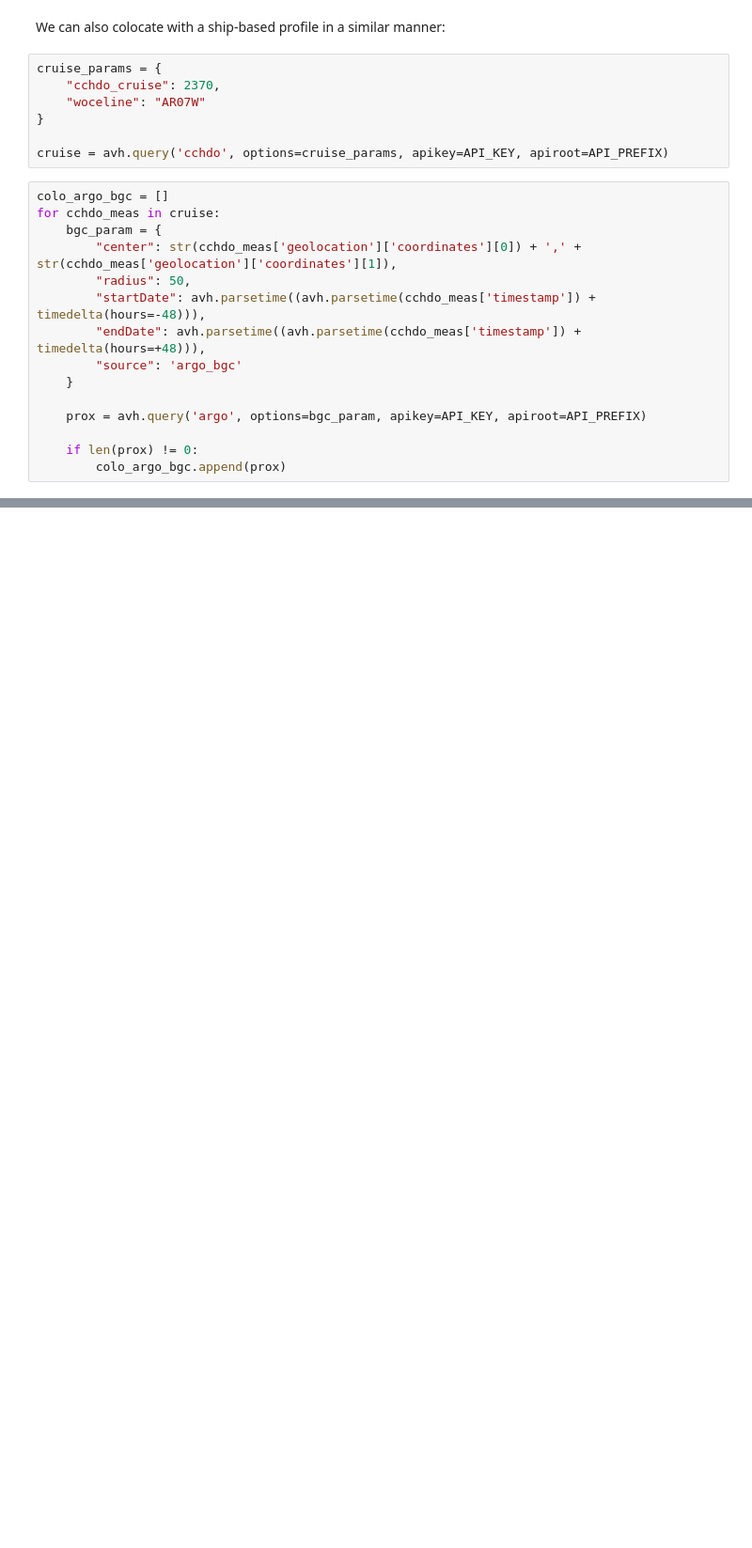
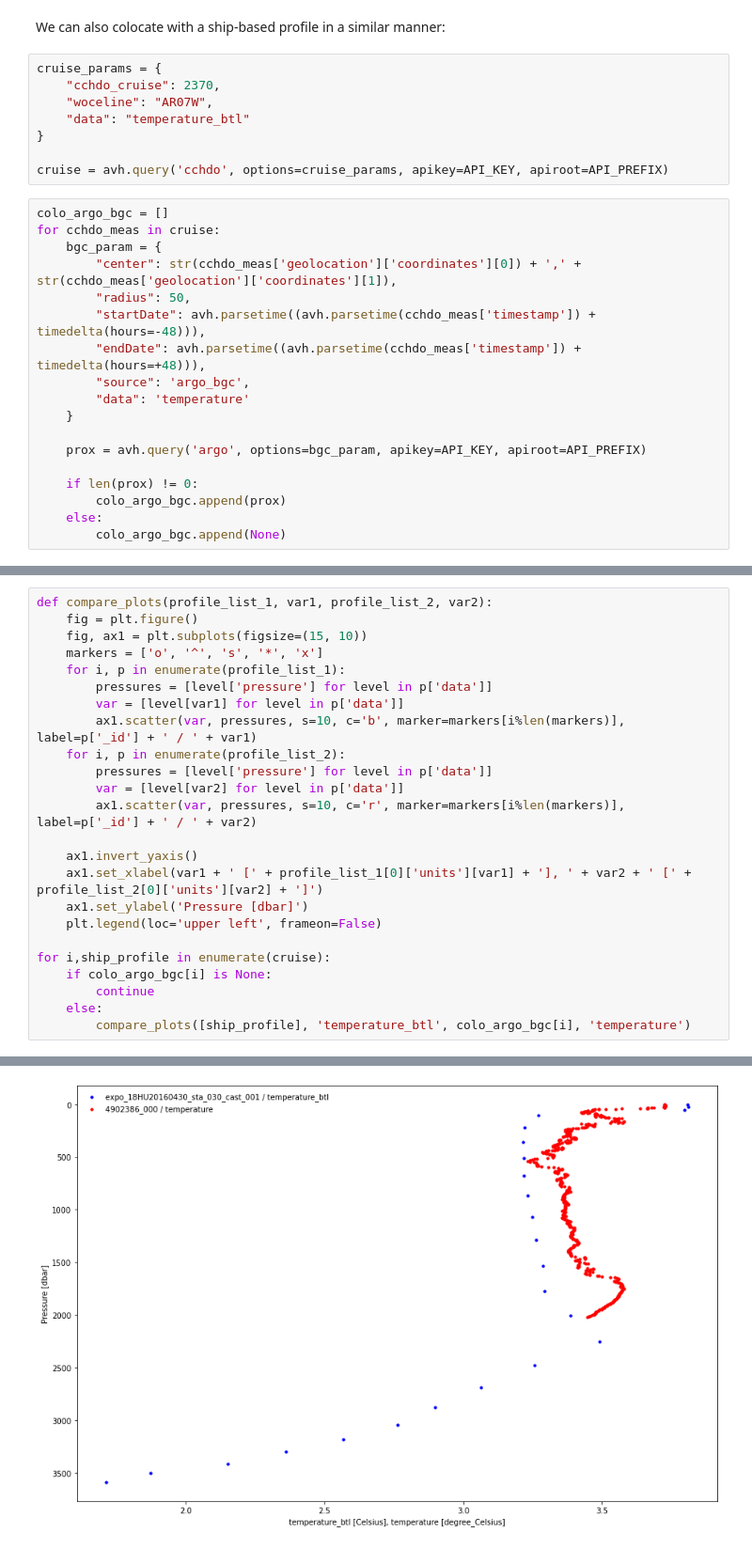
Before and after one commit to argovis/demo_notebooks, a Jupyter notebook: Exploring_Argo_BGC_with_Argovis.ipynb, the cells around one changed output, grey strips where cells are left out. Shown at 94% size. Cells and saved outputs as stored; diff of their text form; blank space fills up the shorter version.

```diff
--- a/Exploring_Argo_BGC_with_Argovis.ipynb
+++ b/Exploring_Argo_BGC_with_Argovis.ipynb
@@ -390,7 +390,8 @@ We can also colocate with a ship-based profile in a similar manner:
 # %%
 cruise_params = {
     "cchdo_cruise": 2370,
-    "woceline": "AR07W"
+    "woceline": "AR07W",
+    "data": "temperature_btl"
 }
 
 cruise = avh.query('cchdo', options=cruise_params, apikey=API_KEY, apiroot=API_PREFIX)
@@ -402,13 +403,16 @@ for cchdo_meas in cruise:
         "radius": 50,
         "startDate": avh.parsetime((avh.parsetime(cchdo_meas['timestamp']) + timedelta(hours=-48))),
         "endDate": avh.parsetime((avh.parsetime(cchdo_meas['timestamp']) + timedelta(hours=+48))),
-        "source": 'argo_bgc'
+        "source": 'argo_bgc',
+        "data": 'temperature'
     }
 
     prox = avh.query('argo', options=bgc_param, apikey=API_KEY, apiroot=API_PREFIX)
 
     if len(prox) != 0:
         colo_argo_bgc.append(prox)
+    else:
+        colo_argo_bgc.append(None)
 # %%
 bgc_paths = []
 
@@ -424,0 +433,25 @@ simple_map(cchdo_longitudes,cchdo_latitudes, secondaries=bgc_paths, bounding_box
+# %%
+def compare_plots(profile_list_1, var1, profile_list_2, var2):
+    fig = plt.figure()
+    fig, ax1 = plt.subplots(figsize=(15, 10))
+    markers = ['o', '^', 's', '*', 'x']
+    for i, p in enumerate(profile_list_1):
+        pressures = [level['pressure'] for level in p['data']]
+        var = [level[var1] for level in p['data']]
+        ax1.scatter(var, pressures, s=10, c='b', marker=markers[i%len(markers)], label=p['_id'] + ' / ' + var1)
+    for i, p in enumerate(profile_list_2):
+        pressures = [level['pressure'] for level in p['data']]
+        var = [level[var2] for level in p['data']]
+        ax1.scatter(var, pressures, s=10, c='r', marker=markers[i%len(markers)], label=p['_id'] + ' / ' + var2)
+
+    ax1.invert_yaxis()
+    ax1.set_xlabel(var1 + ' [' + profile_list_1[0]['units'][var1] + '], ' + var2 + ' [' + profile_list_2[0]['units'][var2] + ']')
+    ax1.set_ylabel('Pressure [dbar]')
+    plt.legend(loc='upper left', frameon=False)
+
+for i,ship_profile in enumerate(cruise):
+    if colo_argo_bgc[i] is None:
+        continue
+    else:
+        compare_plots([ship_profile], 'temperature_btl', colo_argo_bgc[i], 'temperature')
+# %% [output]
@@ -424,0 +459 @@ simple_map(cchdo_longitudes,cchdo_latitudes, secondaries=bgc_paths, bounding_box
+[figure, added]
```
Also changed, not shown: parts of 3 cells of this notebook.
